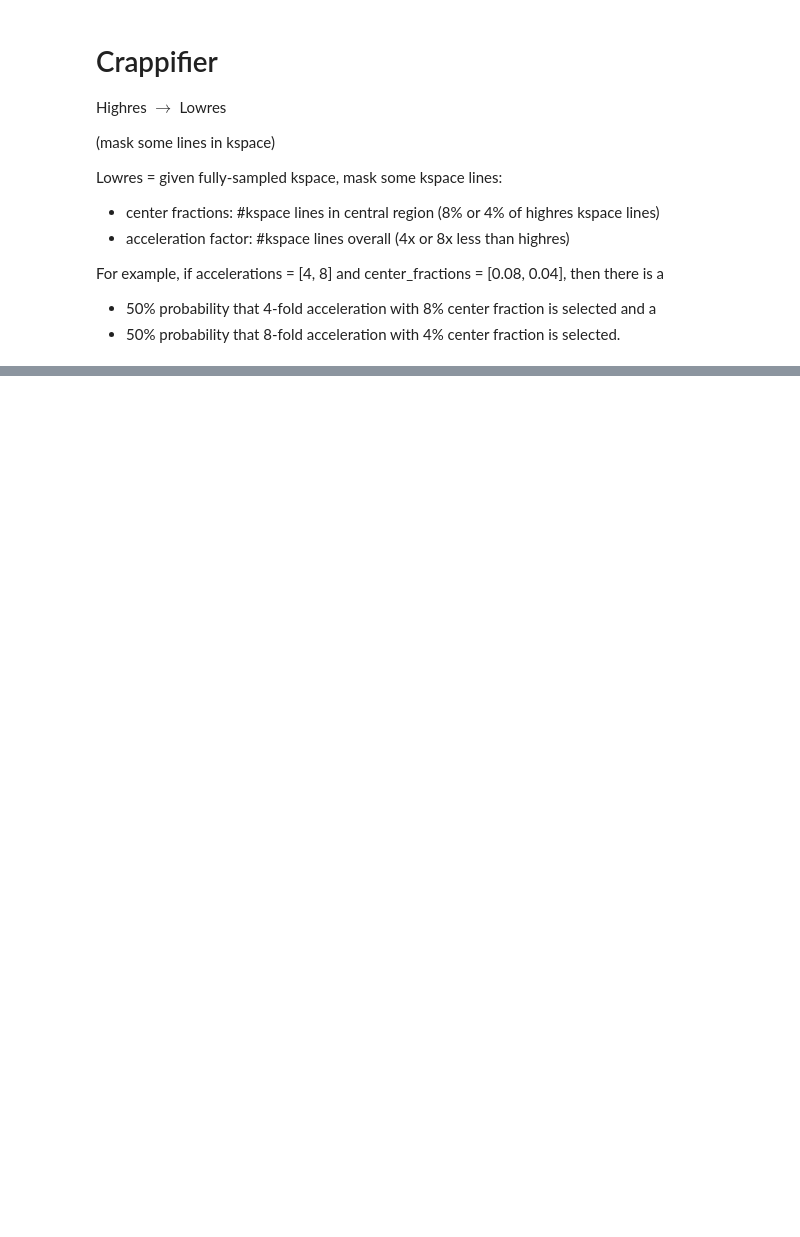
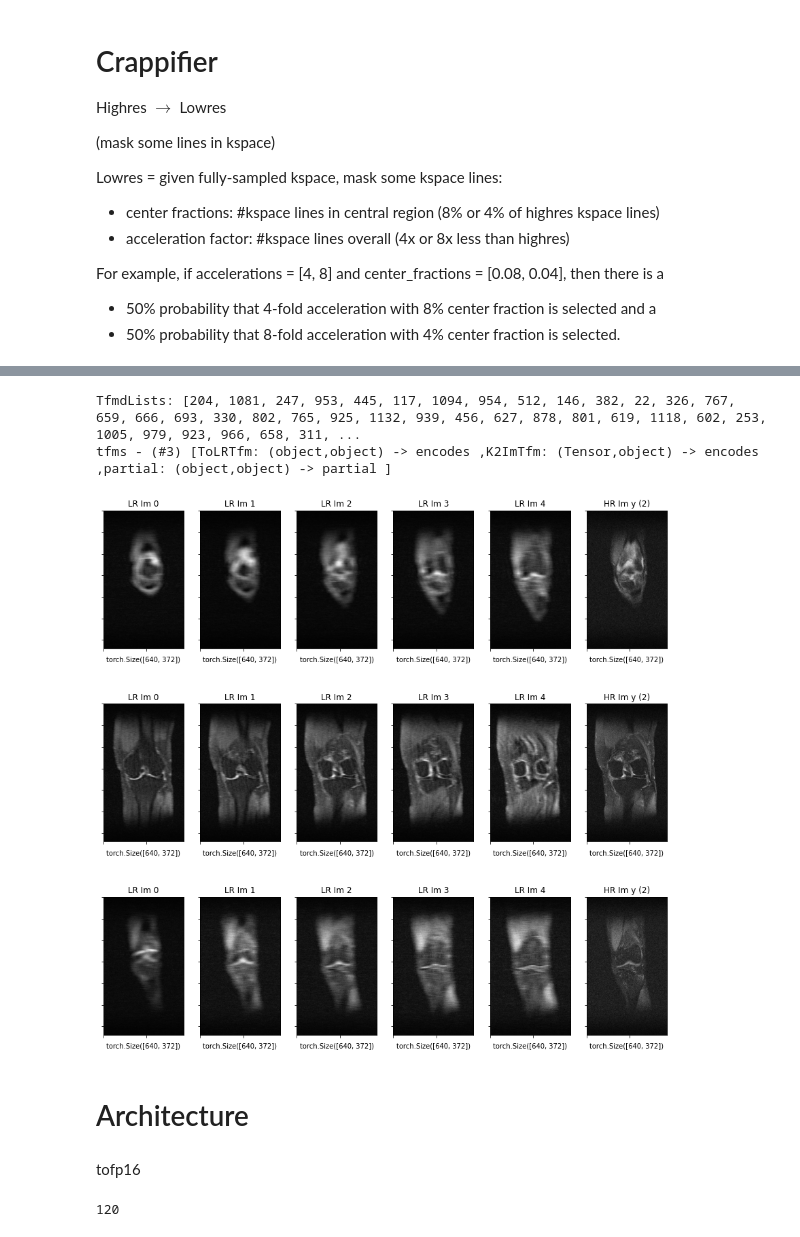
Before and after one commit to RGologorsky/fastmri, a Jupyter notebook: SuperresSandwich.ipynb, the cells around one changed output, grey strips where cells are left out. Drawn from its saved outputs; the diff is of its cells as text; code cells hidden in the pictures; blank space fills up the shorter version.

```diff
--- a/SuperresSandwich.ipynb
+++ b/SuperresSandwich.ipynb
@@ -594,0 +287,4 @@ AttributeError: ignored
+# %%
+# converts complex k-space (2channel) to amplitude k-space (1channel)
+class K2ImTfm(Transform):
+  def encodes(self, t:Tensor): return C.apply(t, CenteredTfms.k2im())
@@ -594,0 +294,4 @@ AttributeError: ignored
+# %%
+# center crop, same size partial(T.center_crop, shape=sz)
+crop_tfms = [lr_tfm, K2ImTfm, partial(T.complex_center_crop, shape=sz)]
+crop_lr_ds = TfmdLists(hr_raw_items, tfms=crop_tfms, splits=hr_splits)
@@ -594,0 +382,3 @@ AttributeError: ignored
+# %%
+bs = 8
+num_workers = 1
@@ -594,0 +399,16 @@ AttributeError: ignored
+# %%
+sz = (640,372)
+
+item_tfms  = []
+batch_tfms = [] # partial(C.apply, tfms=C.complex2magn) [IntToFloatTensor] #, k2imTfm, Complex2Channel] # Normalize? SaveShape
+
+crop_lr_dls = crop_lr_ds.dataloaders(
+          after_item  = item_tfms,
+          after_batch = batch_tfms,
+          bs=bs,
+          num_workers = num_workers).cuda()
+# %%
+crop_lr_dls.train_ds
+# %% [output]
+TfmdLists: [204, 1081, 247, 953, 445, 117, 1094, 954, 512, 146, 382, 22, 326, 767, 659, 666, 693, 330, 802, 765, 925, 1132, 939, 456, 627, 878, 801, 619, 1118, 602, 253, 1005, 979, 923, 966, 658, 311, ...
+tfms - (#3) [ToLRTfm: (object,object) -> encodes ,K2ImTfm: (Tensor,object) -> encodes ,partial: (object,object) -> partial ]
@@ -594,0 +421,33 @@ AttributeError: ignored
+# %%
+# get batch
+show_bs = 3
+
+xb, yb = crop_lr_dls.one_batch()
+xb, yb = to_cpu(xb)[:show_bs], to_cpu(yb)[:show_bs]
+
+# magnitude im space
+rev_xb = C.apply(xb, C.complex2mgn)
+rev_yb = C.apply(yb, C.complex2mgn)
+
+# plot input sandwich + target slice
+n_seq = sandw_tfm.n_seq
+
+# MRs in (magnitude) image space - each row = (x slice sequence, HR y)
+imspace  = [j for i in range(len(rev_yb)) for j in (*toL(rev_xb[i]), rev_yb[i])]
+
+im_titles = L([f"LR Im {i}" for i in range(n_seq)] + [f"HR Im y ({n_seq//2})"]) * show_bs
+
+ims =  imspace
+titles = im_titles
+
+plot(ims, titles, nrows=show_bs, ncols=n_seq+1, figsize=(12,12))
+# %% [output]
+[figure, added]
+# %% [markdown]
+# Architecture
+# %% [markdown]
+tofp16
+# %%
+math.factorial(5)
+# %% [output]
+120
```
Also changed, not shown: parts of 67 cells of this notebook, 2 other files.
